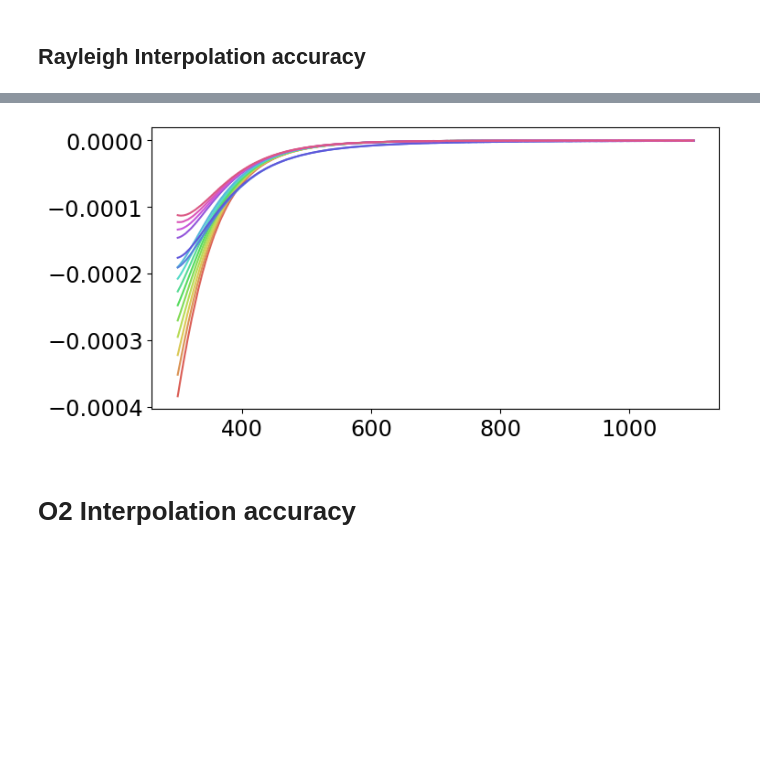
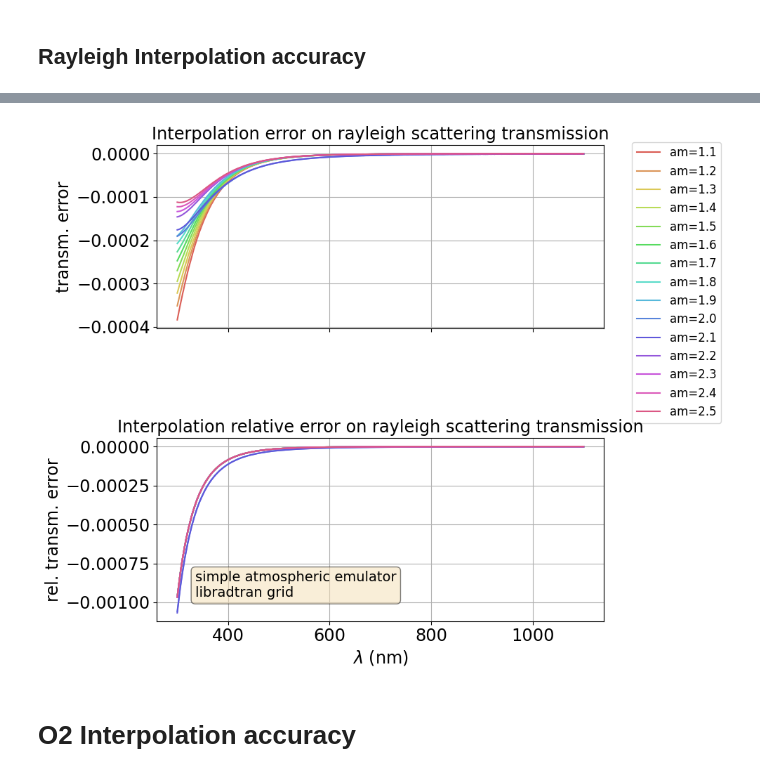
Before and after one commit to sylvielsstfr/AtmEmulator, a Jupyter notebook: docs/notebooks/simpleemulatoraccuracy/check_SimplEmul_interpolationaccuracy.ipynb, the cells around one changed output, grey strips where cells are left out. Saved outputs shown, nothing was run; the diff lists cells and outputs as text; code cells hidden in the pictures; blank space fills up the shorter version.

```diff
--- a/docs/notebooks/simpleemulatoraccuracy/check_SimplEmul_interpolationaccuracy.ipynb
+++ b/docs/notebooks/simpleemulatoraccuracy/check_SimplEmul_interpolationaccuracy.ipynb
@@ -44,6 +45,11 @@ List_Of_All_sites
 ['LSST', 'CTIO', 'OHP', 'PDM', 'OMK', 'OSL']
 # %% [markdown]
 # Configuration
+# %%
+textboxstr = '\n'.join((
+    r'simple atmospheric emulator' ,
+    r'libradtran grid'))
+textboxprops = dict(boxstyle='round', facecolor='wheat', alpha=0.5)
 # %%
 site = 'LSST'
 #path = find_data_path()
@@ -79,7 +83,16 @@ emul.data_rayleigh_test.shape
 # %%
+fig, ax = plt.subplots()
 for idx,am in enumerate(airmasses):
     transm_training = emul.GetRayleighTransparencyArray(WL,am)
     transm_test = emul.data_rayleigh_test[:,idx]
-    plt.plot(WL,transm_training,":",color=sequential_colors[idx])
-    plt.plot(WL,transm_test,"-",color=sequential_colors[idx])
+    label = f"am={am:.1f}"
+    ax.plot(WL,transm_training,":",color=sequential_colors[idx])
+    ax.plot(WL,transm_test,"-",color=sequential_colors[idx],label=label)
+ax.legend(bbox_to_anchor=(1.05, 1.05))
+ax.set_title("Rayleigh scattering in both training (interpolated) test datasets")
+ax.set_xlabel("$\lambda$ (nm)")
+ax.set_ylabel("transmission")
+# place a text box in upper left in axes coords
+ax.text(0.5, 0.05, textboxstr, transform=ax.transAxes, fontsize=14,verticalalignment='bottom', bbox=textboxprops)
+ax.grid()
 # %% [output]
@@ -87,9 +102,33 @@ for idx,am in enumerate(airmasses):
 # %%
+fig, (ax1, ax2) = plt.subplots(2, 1, figsize=(10,8),sharex=True)
+
+# no secondary axis https://matplotlib.org/stable/gallery/subplots_axes_and_figures/secondary_axis.html
+#secax1 = ax1.secondary_xaxis('top')
+#secax2 = ax2.secondary_xaxis('top')
 for idx,am in enumerate(airmasses):
     transm_training = emul.GetRayleighTransparencyArray(WL,am)
     transm_test = emul.data_rayleigh_test[:,idx]
-    plt.plot(WL,transm_test-transm_training,"-",color=sequential_colors[idx])
+
+    label = f"am={am:.1f}"
+
+    #fig1
+    ax1.plot(WL,transm_test-transm_training,"-",color=sequential_colors[idx],label=label)
+
+    #fig2
+    ax2.plot(WL,(transm_test-transm_training)/transm_test,"k-",color=sequential_colors[idx])
+
+# general
+ax1.legend(bbox_to_anchor=(1.05, 1.05))
+ax1.set_title("Interpolation error on rayleigh scattering transmission")
+ax2.set_title("Interpolation relative error on rayleigh scattering transmission")
+ax1.grid()
+ax2.grid()
+ax1.set_ylabel("transm. error")
+ax2.set_ylabel("rel. transm. error")
+ax2.set_xlabel("$\lambda$ (nm)")
+ax2.text(0.2, 0.2, textboxstr, transform=ax.transAxes, fontsize=14,verticalalignment='bottom', bbox=textboxprops)
+plt.tight_layout()
 # %% [output]
-[figure, old version]
+[figure, new version]
 # %% [markdown]
 # O2 Interpolation accuracy
```
Also changed, not shown: parts of 26 cells of this notebook.
